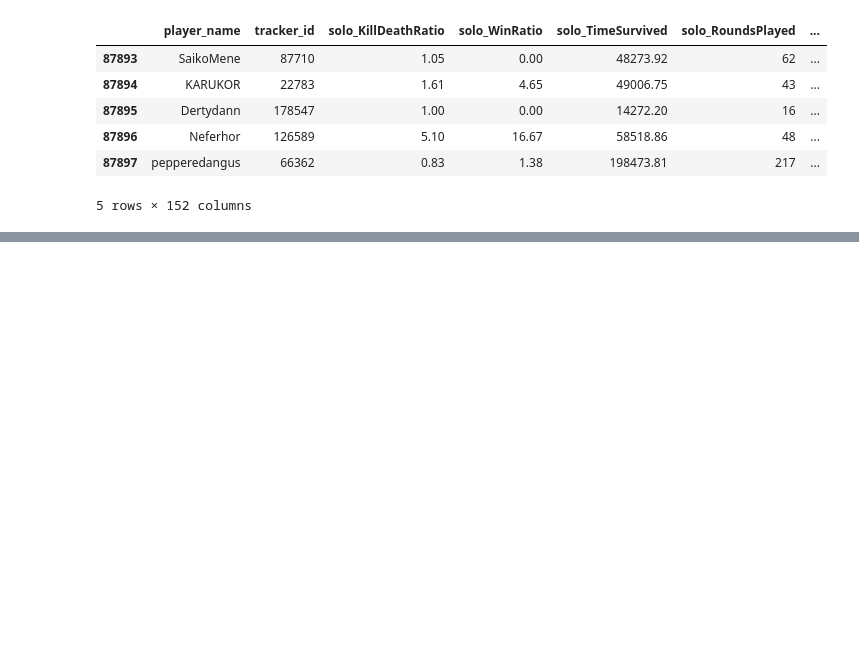
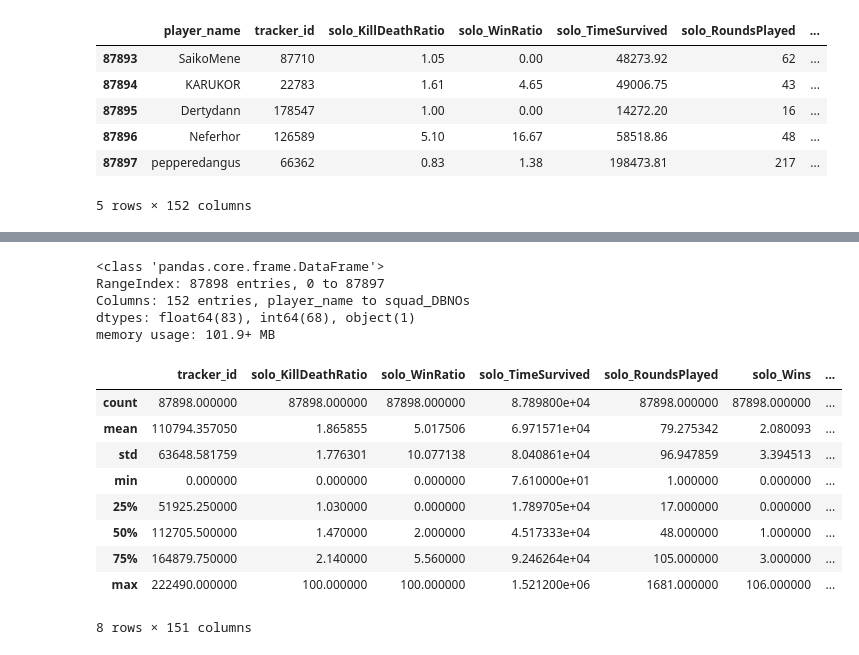
Before and after one commit to emojiworld777/pubg-hacker-detection-and-exploratory-data-analysis, a Jupyter notebook: pubg.ipynb, the cells around one changed output, grey strips where cells are left out. Saved outputs shown, nothing was run; the diff lists cells and outputs as text; code cells hidden in the pictures; blank space fills up the shorter version.

```diff
--- a/pubg.ipynb
+++ b/pubg.ipynb
@@ -29,0 +48,21 @@ df.tail()
+# %%
+df.info()
+# %% [output]
+<class 'pandas.core.frame.DataFrame'>
+RangeIndex: 87898 entries, 0 to 87897
+Columns: 152 entries, player_name to squad_DBNOs
+dtypes: float64(83), int64(68), object(1)
+memory usage: 101.9+ MB
+# %%
+df.describe()
+# %% [output]
+|  | tracker_id | solo_KillDeathRatio | solo_WinRatio | solo_TimeSurvived | solo_RoundsPlayed | solo_Wins | ... |
+| count | 87898.000000 | 87898.000000 | 87898.000000 | 8.789800e+04 | 87898.000000 | 87898.000000 | ... |
+| mean | 110794.357050 | 1.865855 | 5.017506 | 6.971571e+04 | 79.275342 | 2.080093 | ... |
+| std | 63648.581759 | 1.776301 | 10.077138 | 8.040861e+04 | 96.947859 | 3.394513 | ... |
+| min | 0.000000 | 0.000000 | 0.000000 | 7.610000e+01 | 1.000000 | 0.000000 | ... |
+| 25% | 51925.250000 | 1.030000 | 0.000000 | 1.789705e+04 | 17.000000 | 0.000000 | ... |
+| 50% | 112705.500000 | 1.470000 | 2.000000 | 4.517333e+04 | 48.000000 | 1.000000 | ... |
+| 75% | 164879.750000 | 2.140000 | 5.560000 | 9.246264e+04 | 105.000000 | 3.000000 | ... |
+| max | 222490.000000 | 100.000000 | 100.000000 | 1.521200e+06 | 1681.000000 | 106.000000 | ... |
+8 rows × 151 columns
```
Also changed, not shown: parts of 5 cells of this notebook.
